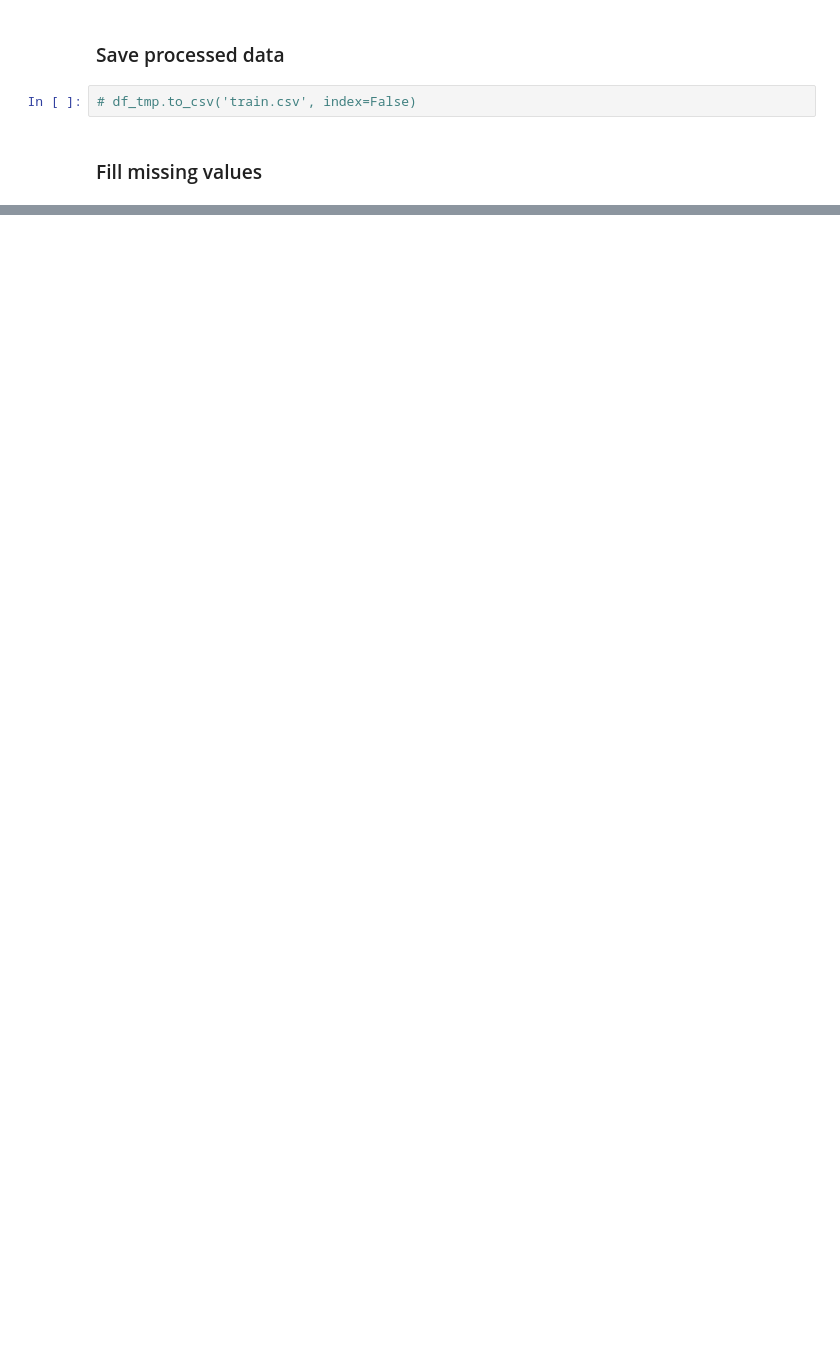
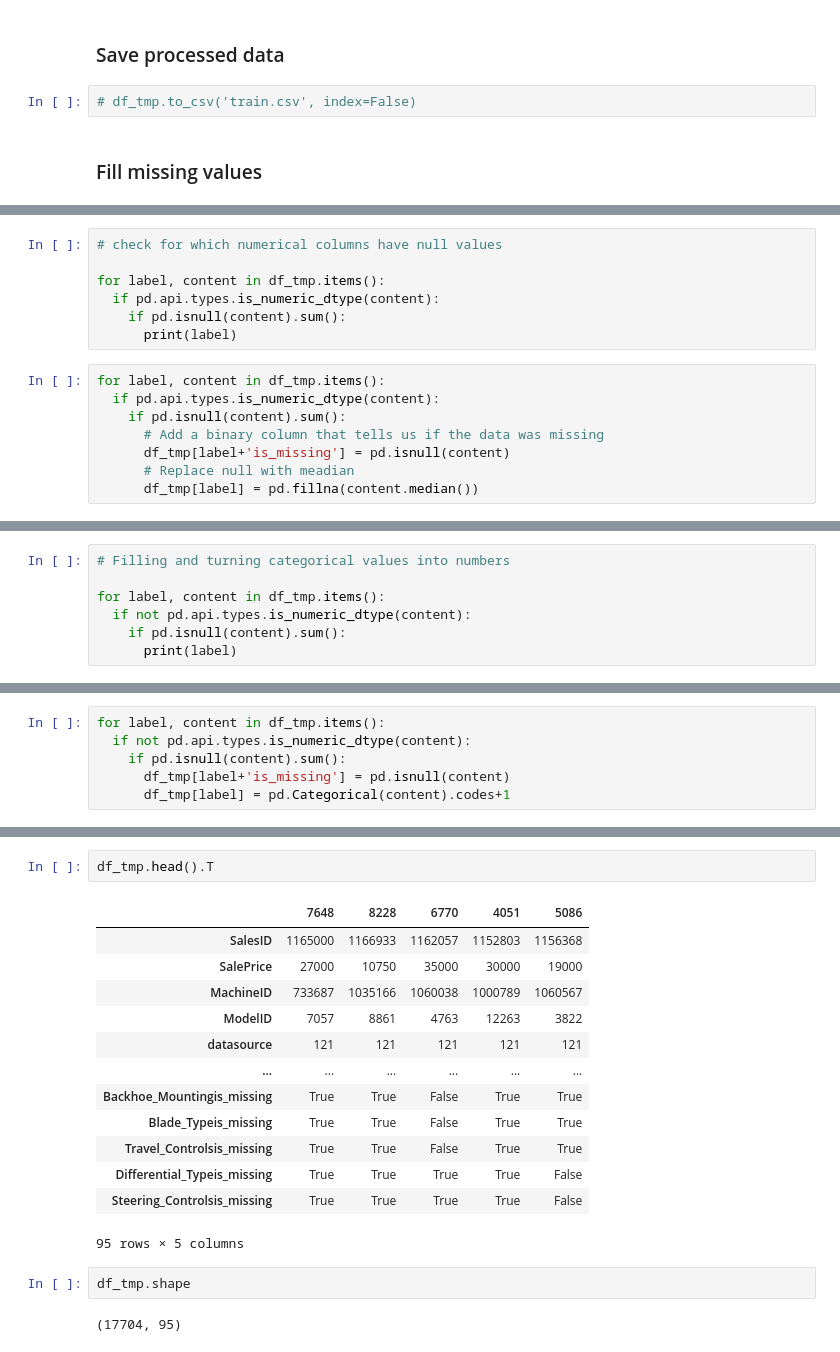
Before and after one commit to shubh-mishra/Bulldozer-price-prediction, a Jupyter notebook: bulldozer_price_prediction.ipynb, the cells around one changed output, grey strips where cells are left out. Drawn from its saved outputs; the diff is of its cells as text; blank space fills up the shorter version.

Commit message:
Added: Fill missing values

```diff
--- a/bulldozer_price_prediction.ipynb
+++ b/bulldozer_price_prediction.ipynb
@@ -471,0 +490,15 @@ dtype: float64
+# %%
+# check for which numerical columns have null values
+
+for label, content in df_tmp.items():
+  if pd.api.types.is_numeric_dtype(content):
+    if pd.isnull(content).sum():
+      print(label)
+# %%
+for label, content in df_tmp.items():
+  if pd.api.types.is_numeric_dtype(content):
+    if pd.isnull(content).sum():
+      # Add a binary column that tells us if the data was missing
+      df_tmp[label+'is_missing'] = pd.isnull(content)
+      # Replace null with meadian
+      df_tmp[label] = pd.fillna(content.median())
@@ -471,0 +525,7 @@ dtype: float64
+# %%
+# Filling and turning categorical values into numbers
+
+for label, content in df_tmp.items():
+  if not pd.api.types.is_numeric_dtype(content):
+    if pd.isnull(content).sum():
+      print(label)
@@ -471,0 +550,6 @@ dtype: float64
+# %%
+for label, content in df_tmp.items():
+  if not pd.api.types.is_numeric_dtype(content):
+    if pd.isnull(content).sum():
+      df_tmp[label+'is_missing'] = pd.isnull(content)
+      df_tmp[label] = pd.Categorical(content).codes+1
@@ -471,0 +595,20 @@ dtype: float64
+# %%
+df_tmp.head().T
+# %% [output]
+|  | 7648 | 8228 | 6770 | 4051 | 5086 |
+| SalesID | 1165000 | 1166933 | 1162057 | 1152803 | 1156368 |
+| SalePrice | 27000 | 10750 | 35000 | 30000 | 19000 |
+| MachineID | 733687 | 1035166 | 1060038 | 1000789 | 1060567 |
+| ModelID | 7057 | 8861 | 4763 | 12263 | 3822 |
+| datasource | 121 | 121 | 121 | 121 | 121 |
+| ... | ... | ... | ... | ... | ... |
+| Backhoe_Mountingis_missing | True | True | False | True | True |
+| Blade_Typeis_missing | True | True | False | True | True |
+| Travel_Controlsis_missing | True | True | False | True | True |
+| Differential_Typeis_missing | True | True | True | True | False |
+| Steering_Controlsis_missing | True | True | True | True | False |
+95 rows × 5 columns
+# %%
+df_tmp.shape
+# %% [output]
+(17704, 95)
```
Also changed, not shown: parts of 19 cells of this notebook.
